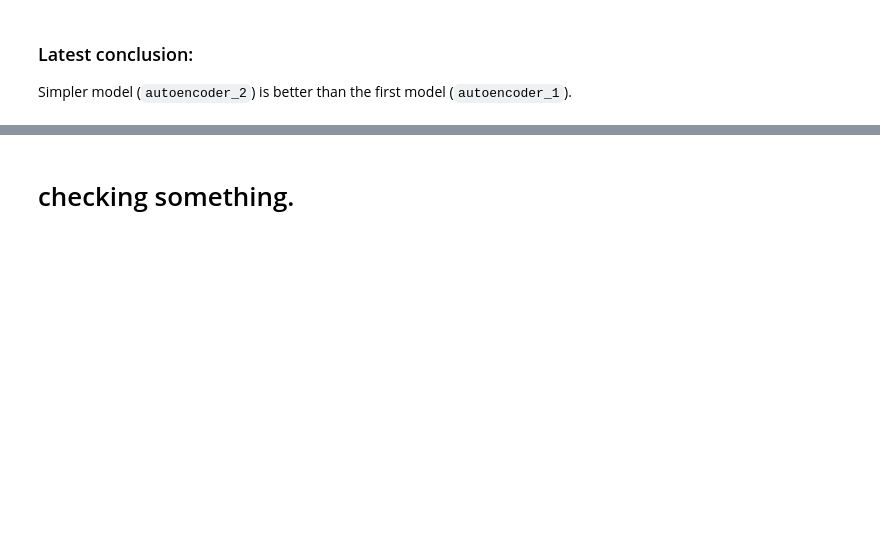
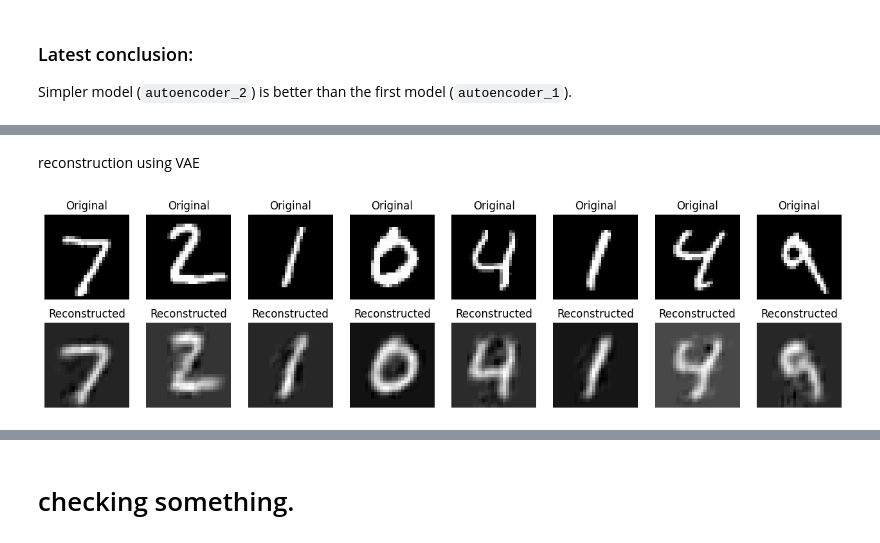
Before and after one commit to lukevoss/GNN, a Jupyter notebook: Project/autoencoder_for_MNIST_dataset.ipynb, the cells around one changed output, grey strips where cells are left out. Saved outputs shown, nothing was run; the diff lists cells and outputs as text; code cells hidden in the pictures; blank space fills up the shorter version.

```diff
--- a/Project/autoencoder_for_MNIST_dataset.ipynb
+++ b/Project/autoencoder_for_MNIST_dataset.ipynb
@@ -304,0 +503,28 @@ Simpler model (`autoencoder_2`) is better than the first model (`autoencoder_1`)
+# %%
+def test_model_vae(vae, test_loader,
+                   device='cuda' if torch.cuda.is_available() else 'cpu'):
+    vae.eval()
+    criterion = nn.MSELoss(reduction = 'sum')
+
+    # Get a batch of test images
+    images, _ = next(iter(test_loader))
+    images = images.to(device)
+
+    # Reconstruct images using the VAE
+    with torch.no_grad():
+        reconstructed_images, _, _ = vae(images)
+
+    # Move data back to CPU for plotting
+    images = images.cpu()
+    reconstructed_images = reconstructed_images.cpu()
+
+    # Plot original and reconstructed images
+    fig, axes = plt.subplots(nrows=2, ncols=8, figsize=(16, 4))
+    for i in range(8):
+        axes[0, i].imshow(images[i].squeeze(), cmap='gray')
+        axes[0, i].set_title("Original")
+        axes[0, i].axis('off')
+        axes[1, i].imshow(reconstructed_images[i].squeeze(), cmap='gray')
+        axes[1, i].set_title("Reconstructed")
+        axes[1, i].axis('off')
+    plt.show()
@@ -304,0 +639,6 @@ Simpler model (`autoencoder_2`) is better than the first model (`autoencoder_1`)
+# %% [markdown]
+reconstruction using VAE
+# %%
+test_model_vae(vae_simple, test_loader)
+# %% [output]
+[figure, added]
```
Also changed, not shown: parts of 35 cells of this notebook.
